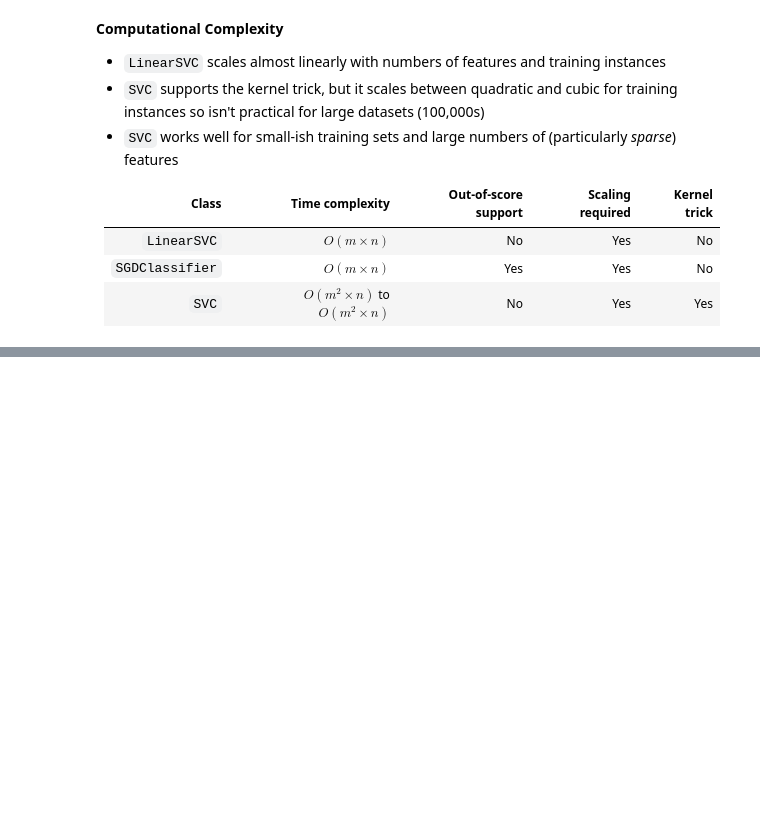
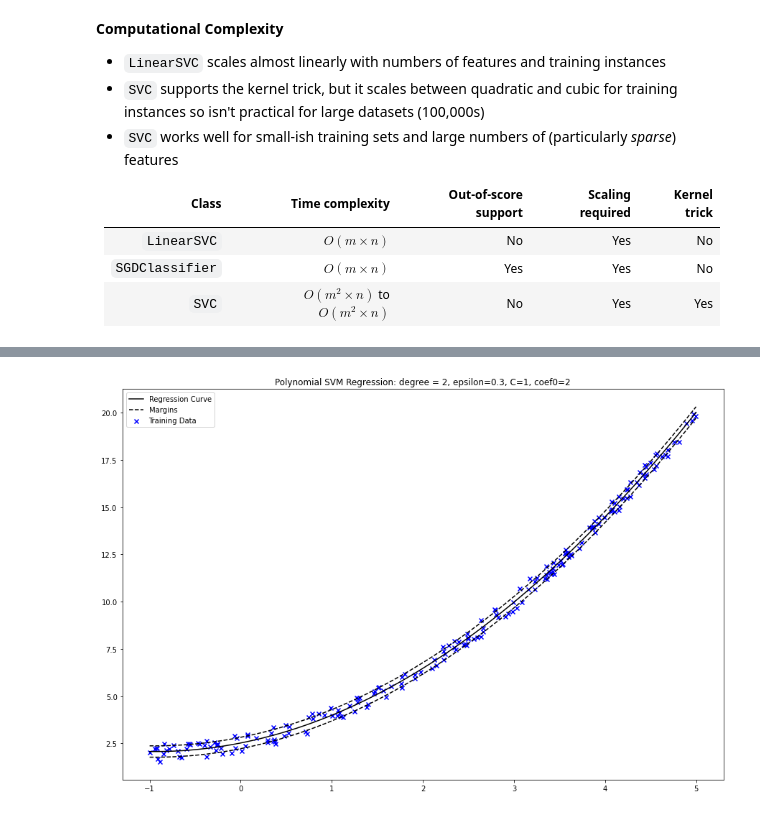
Before and after one commit to chris-leonard/hands-on-machine-learning, a Jupyter notebook: chapter-5/chapter-5-notes.ipynb, the cells around one changed output, grey strips where cells are left out. Drawn from its saved outputs; the diff is of its cells as text; code cells hidden in the pictures; blank space fills up the shorter version.

```diff
--- a/chapter-5/chapter-5-notes.ipynb
+++ b/chapter-5/chapter-5-notes.ipynb
@@ -243,0 +293,41 @@ ax.set_title("Gaussian SVM Classifier - C = {}, gamma = {}".format(
+# %%
+# SVR with polynomial kernel
+from sklearn.svm import SVR
+
+# generate some sample data
+n_samples = 200
+X = 6 * np.random.rand(n_samples, 1) - 1
+y = 0.5 * X**2 + X + 2 + np.random.rand(n_samples, 1)
+
+# fit model
+pipe = make_pipeline(
+    StandardScaler(),
+    SVR(kernel="poly", degree=2, C=1, epsilon=.3, coef0=2) # for some reason this is terrible if coef0=0
+)
+pipe.fit(X, y.ravel())
+
+# generate data
+x0 = np.linspace(-1, 5, 601)
+x0 = np.c_[x0]  # predict expects shape (m, 1), not (m)
+
+y_pred = pipe.predict(x0)
+
+# plot curves against training data
+fig, ax = plt.subplots(figsize=(15, 10))
+
+ax.scatter(X, y, color="blue", marker="x", label="Training Data")
+ax.plot(x0, y_pred, ls="-", color="k", label="Regression Curve")
+
+# plot margins
+poly_svr = pipe["svr"]
+epsilon = poly_svr.get_params()["epsilon"]
+ax.plot(x0, y_pred + epsilon, ls="--", color="k", label="Margins")
+ax.plot(x0, y_pred - epsilon, ls="--", color="k")
+
+ax.set_title("Polynomial SVM Regression: degree = {}, epsilon={}, C={}, coef0={}".format(
+    poly_svr.get_params()["degree"], epsilon, poly_svr.get_params()["C"], poly_svr.get_params()["coef0"])
+)
+
+ax.legend();
+# %% [output]
+[figure, added]
```
Also changed, not shown: parts of 4 cells of this notebook.
